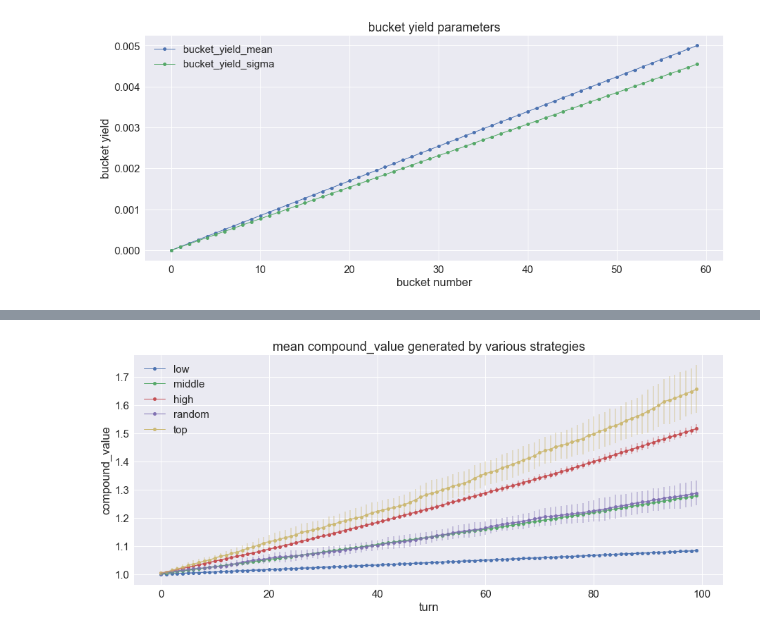
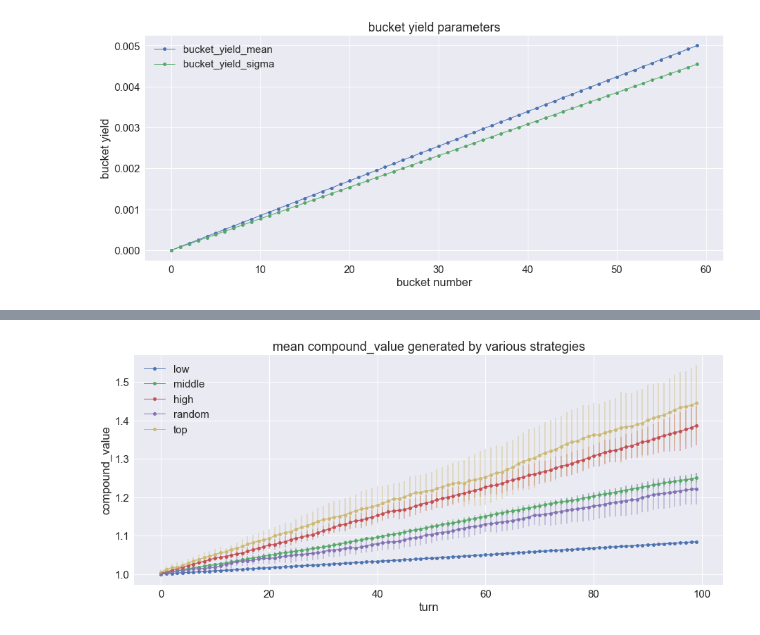
Before and after one commit to joehahn/hivemind, a Jupyter notebook: hivemind.ipynb, the cells around one changed output, grey strips where cells are left out. Saved outputs shown, nothing was run; the diff lists cells and outputs as text; code cells hidden in the pictures.

```diff
--- a/hivemind.ipynb
+++ b/hivemind.ipynb
@@ -10,10 +10,10 @@
 #generate small sample of bucket_yields
 N_buckets = 4
 lag = 1
-N_turns = 7
+N_turns = 20
 SNR = 1.1                       #signal/noise ratio
 rn_seed = 14
 from hivemind import *
 np.random.seed(seed=rn_seed)
-actual_bucket_yields, best_bucket, lagged_bucket_yields, bucket_yield_mean, bucket_yield_sigma = \
-    make_bucket_yields(N_buckets, N_turns, SNR, lag)
+actual_bucket_yields, best_bucket, lagged_bucket_yields, weather, weather_onehot, bucket_yield_mean, \
+    bucket_yield_sigma = make_bucket_yields(N_buckets, N_turns, SNR, lag)
@@ -43,0 +72,5 @@ lagged_bucket_yields =  [ 0.          0.00293365  0.00639174  0.01087772] best_b
+# %%
+#note that actual_bucket_yields tend to be negative during hot or stormy weather
+for idx in range(N_turns):
+    print 'weather = ', weather[idx], '    weather_onehot = ', weather_onehot[idx], \
+        'actl_byls = ', actual_bucket_yields[idx]
@@ -49,8 +103,8 @@ N_turns = 100
 rn_seed = 14
 from hivemind import *
 np.random.seed(seed=rn_seed)
-actual_bucket_yields, best_bucket, lagged_bucket_yields, bucket_yield_mean, bucket_yield_sigma = \
-    make_bucket_yields(N_buckets, N_turns, SNR, lag)
+actual_bucket_yields, best_bucket, lagged_bucket_yields, weather, weather_onehot, bucket_yield_mean, \
+    bucket_yield_sigma = make_bucket_yields(N_buckets, N_turns, SNR, lag)
 # %%
 #prep matplotlib
 %matplotlib inline
@@ -76,10 +130,12 @@ ax.legend()
 #play single small game and compute net_values vs turn
 strategy = 'high'
 N_buckets = 6
+SNR = 1.1
 lag = 1
 N_turns = 100
-actual_bucket_yields, _, lagged_bucket_yields, _, _ = make_bucket_yields(N_buckets, N_turns, SNR, lag)
-net_values = compute_net_value(actual_bucket_yields, lagged_bucket_yields, strategy)
+actual_bucket_yields, best_bucket, lagged_bucket_yields, weather, weather_onehot, bucket_yield_mean, \
+    bucket_yield_sigma = make_bucket_yields(N_buckets, N_turns, SNR, lag)
+net_values = compute_net_value(actual_bucket_yields, lagged_bucket_yields, weather, weather_onehot, strategy)
 net_values.tail()
 # %% [output]
 |  | yield0 | yield1 | yield2 | yield3 | yield4 | yield5 | net_value | prob0 | prob1 | prob2 | prob3 | ... |
@@ -91,31 +147,33 @@ net_values.tail()
 # %%
+#play 10 games per each strategy and plot their average compound_value vs turn
 N_games = 10
 N_buckets = 60
 lag = 1
 N_turns = 100
 strategies = ['low', 'middle', 'high', 'random', 'top']
 fig, ax = plt.subplots(1,1, figsize=(15, 6))
 all_net_values = pd.DataFrame()
 for strategy in strategies:
     for idx in range(N_games):
-        actual_bucket_yields, _, lagged_bucket_yields, _, _ = make_bucket_yields(N_buckets, N_turns, SNR, lag)
-        net_values = compute_net_value(actual_bucket_yields, lagged_bucket_yields, strategy, model=None)
+        actual_bucket_yields, _, lagged_bucket_yields, _, _, _, _ = make_bucket_yields(N_buckets, N_turns, SNR, lag)
+        net_values = compute_net_value(actual_bucket_yields, lagged_bucket_yields, weather, weather_onehot, \
+            strategy, model=None)
         net_values['strategy'] = strategy
         all_net_values = all_net_values.append(net_values, ignore_index=True)
 g = all_net_values.groupby(['strategy', 'turn'], as_index=False)['compound_value'].agg(['mean', 'std', 'count'])
 for strategy in strategies:
     strategy_results = g.loc[strategy]
     xp = strategy_results.index
     yp = strategy_results['mean'].values
     yerr = strategy_results['std'].values
     p = ax.plot(xp, yp, linewidth=1, marker='o', markersize=5, label=strategy)
     p = ax.errorbar(xp, yp, yerr=yerr, alpha=0.4, color=p[0].get_color())
 p = ax.set_title('mean compound_value generated by various strategies')
 p = ax.set_ylabel('compound_value')
 p = ax.set_xlabel('turn')
 p = ax.legend()
 # %% [output]
-[figure, old version]
+[figure, new version]
 # %%
 #generate lots of test-train-validate data: lagged_bucket_yields and best_bucket
 N_buckets = 60
```
Also changed, not shown: parts of 14 cells of this notebook, 2 other files.
